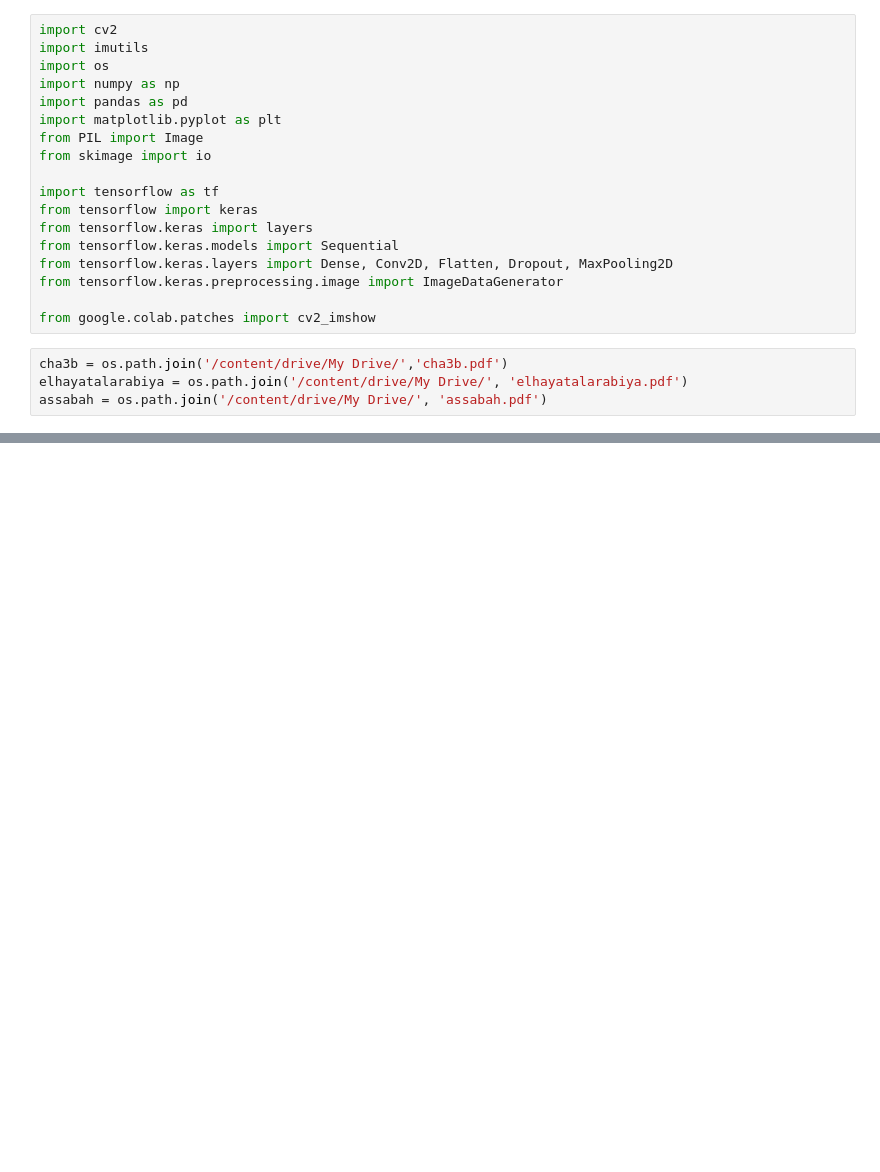
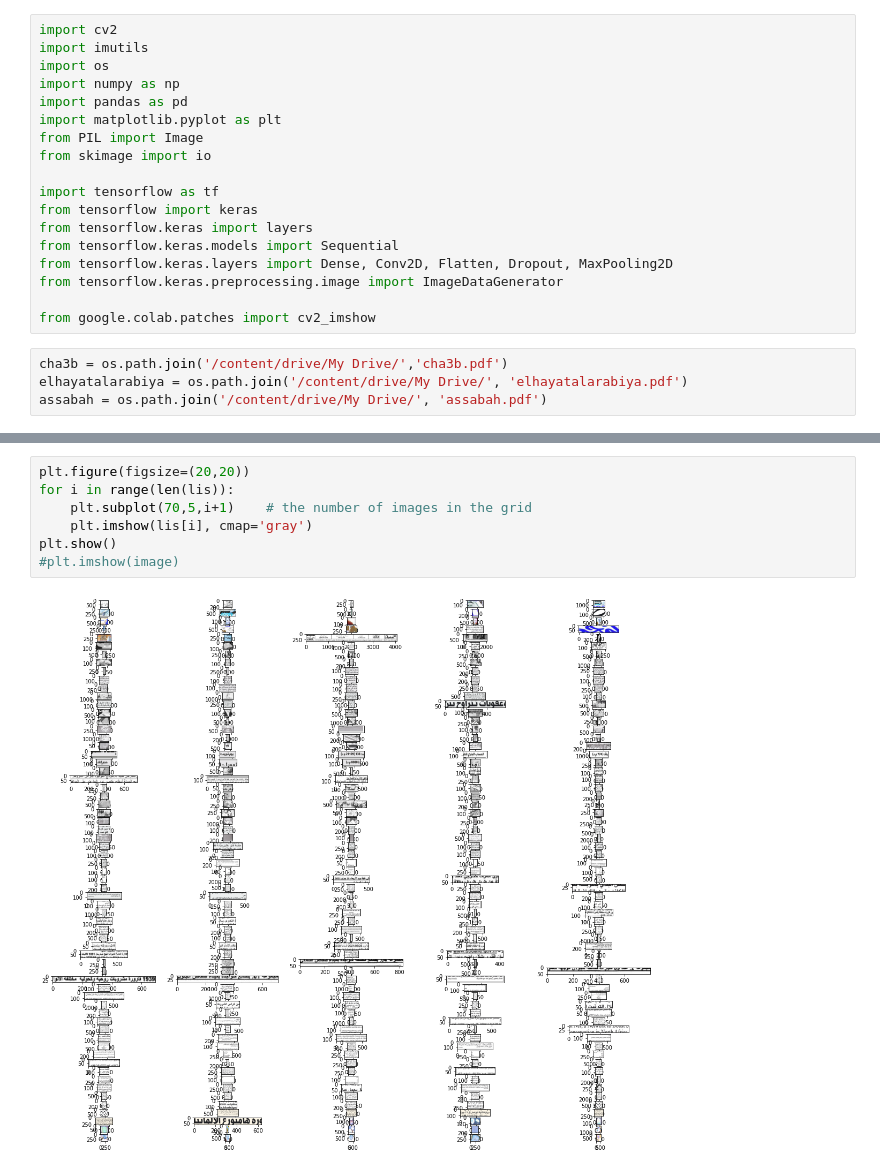
Before and after one commit to Bayrem-ben/colab.github.io, a Jupyter notebook: Segmentation_img.ipynb, the cells around one changed output, grey strips where cells are left out. Drawn from its saved outputs; the diff is of its cells as text; blank space fills up the shorter version.

```diff
--- a/Segmentation_img.ipynb
+++ b/Segmentation_img.ipynb
@@ -120,0 +126,9 @@ plt.show()
+# %%
+plt.figure(figsize=(20,20))
+for i in range(len(lis)):
+    plt.subplot(70,5,i+1)    # the number of images in the grid
+    plt.imshow(lis[i], cmap='gray')
+plt.show()
+#plt.imshow(image)
+# %% [output]
+[figure, added]
```
Also changed, not shown: parts of 7 cells of this notebook.
